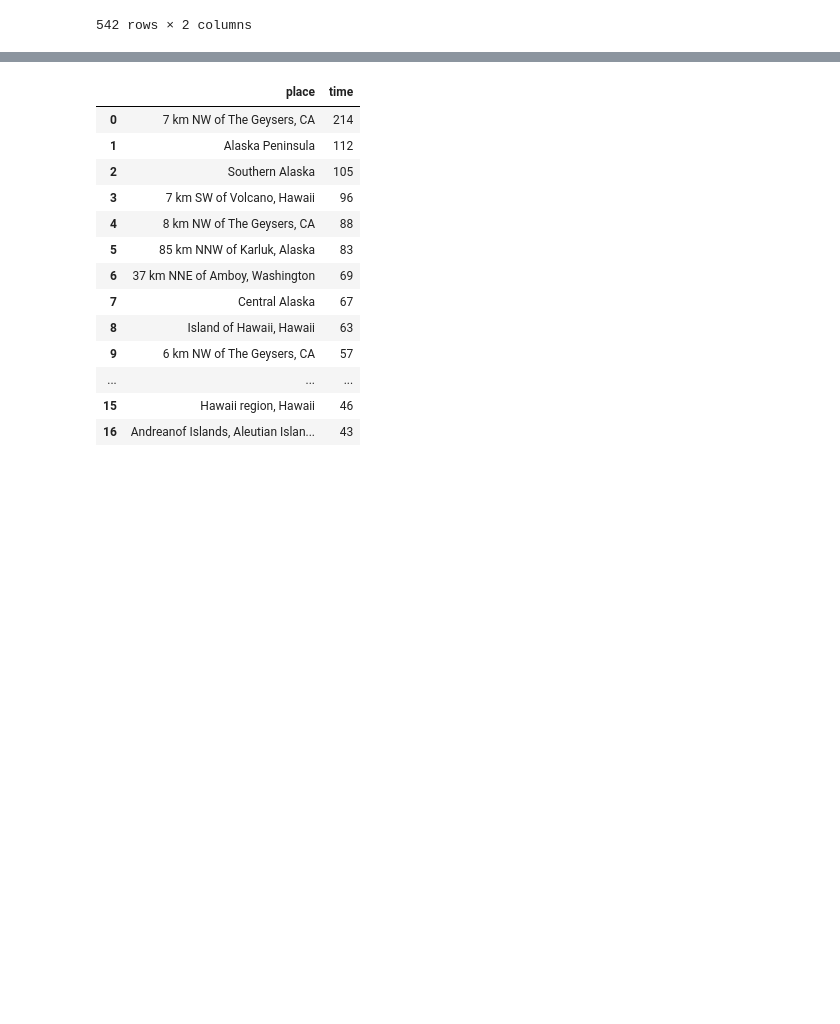
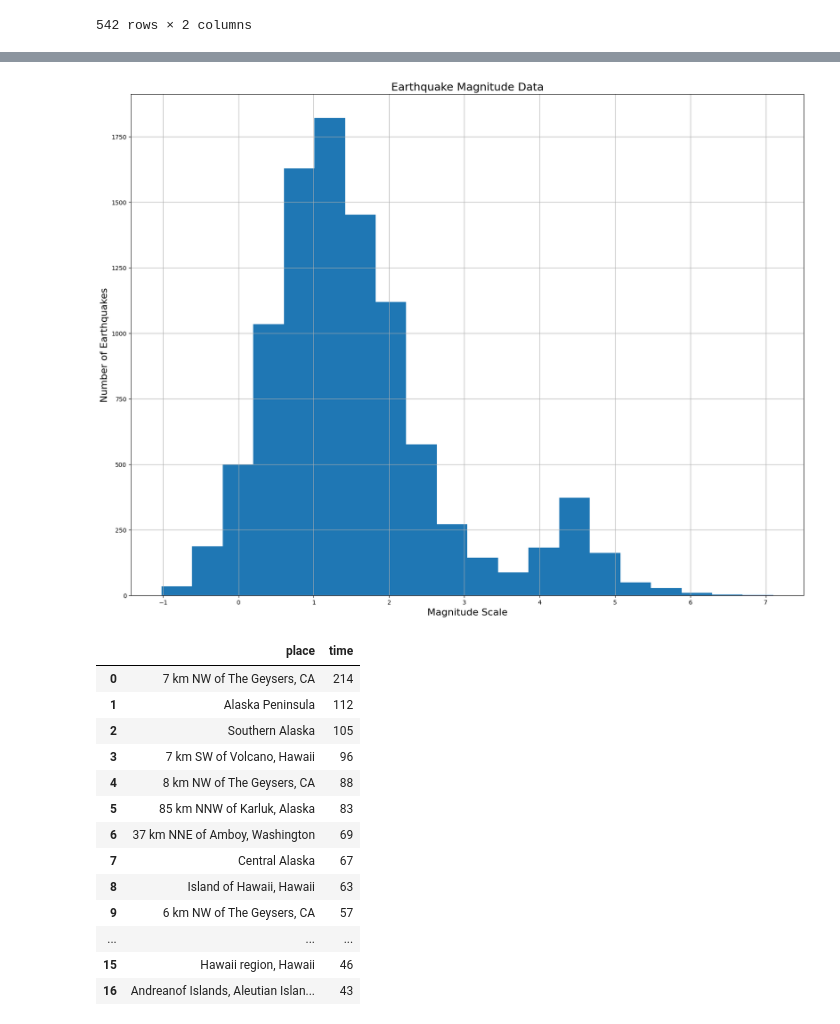
Before and after one commit to ShahsTestingZone/Developer-Academy, a Jupyter notebook: Assignment5.ipynb, the cells around one changed output, grey strips where cells are left out. Saved outputs shown, nothing was run; the diff lists cells and outputs as text; code cells hidden in the pictures; blank space fills up the shorter version.

```diff
--- a/Assignment5.ipynb
+++ b/Assignment5.ipynb
@@ -152,3 +144,12 @@ Text(0, 0.5, 'Frequency')
+# %%
+
+eq_data.hist('mag', bins=20, figsize=(20,15))
+plt.title('Earthquake Magnitude Data', fontsize=18)
+plt.xlabel('Magnitude Scale', fontsize=16)
+plt.ylabel('Number of Earthquakes', fontsize=16)
+plt.show()
+# %% [output]
+[figure, added]
 # %%
 #Group by place with most Earthquakes
 new = new_eq_data.groupby(['place']).count().sort_values('time', ascending=False).drop(columns = 'mag').head(20).reset_index()
```
Also changed, not shown: parts of 3 cells of this notebook.
